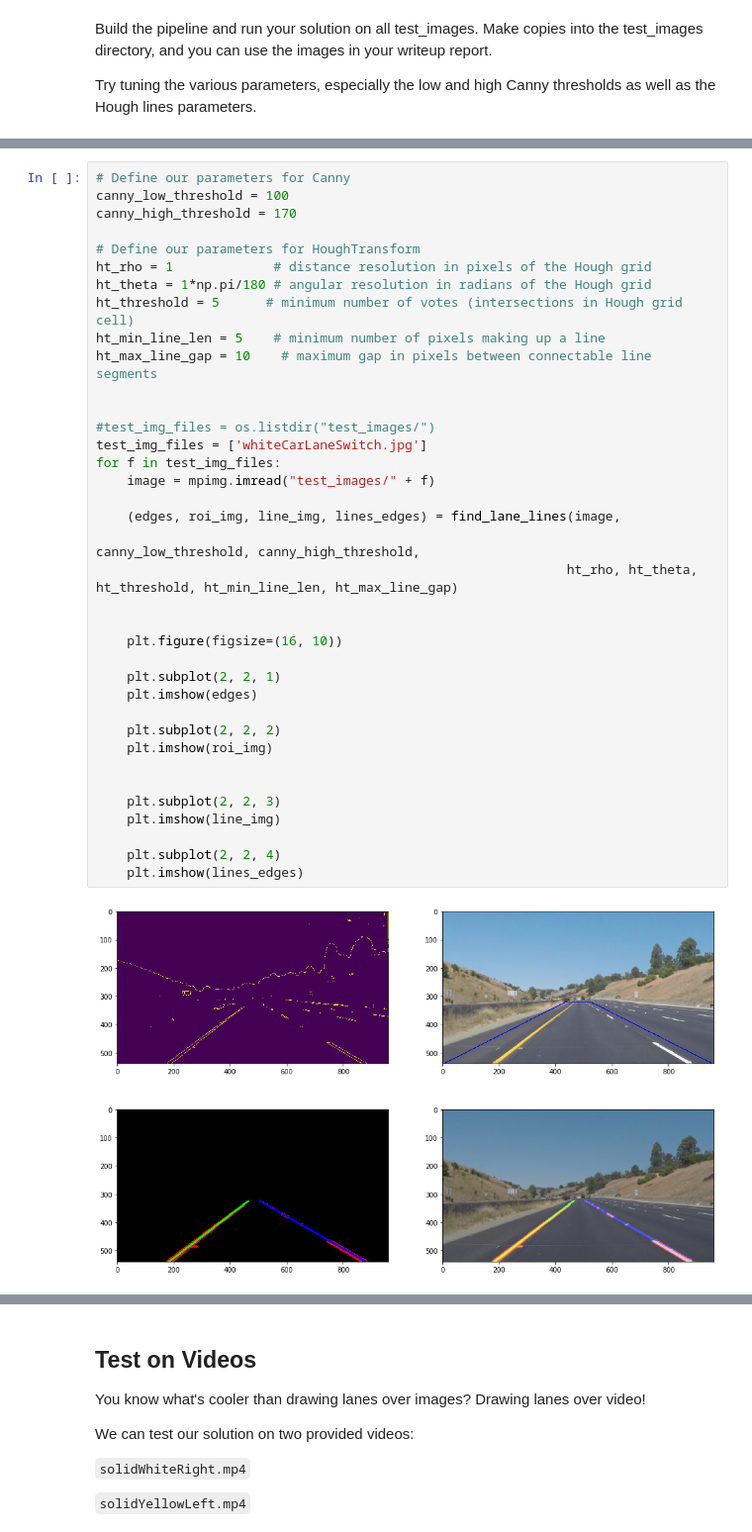
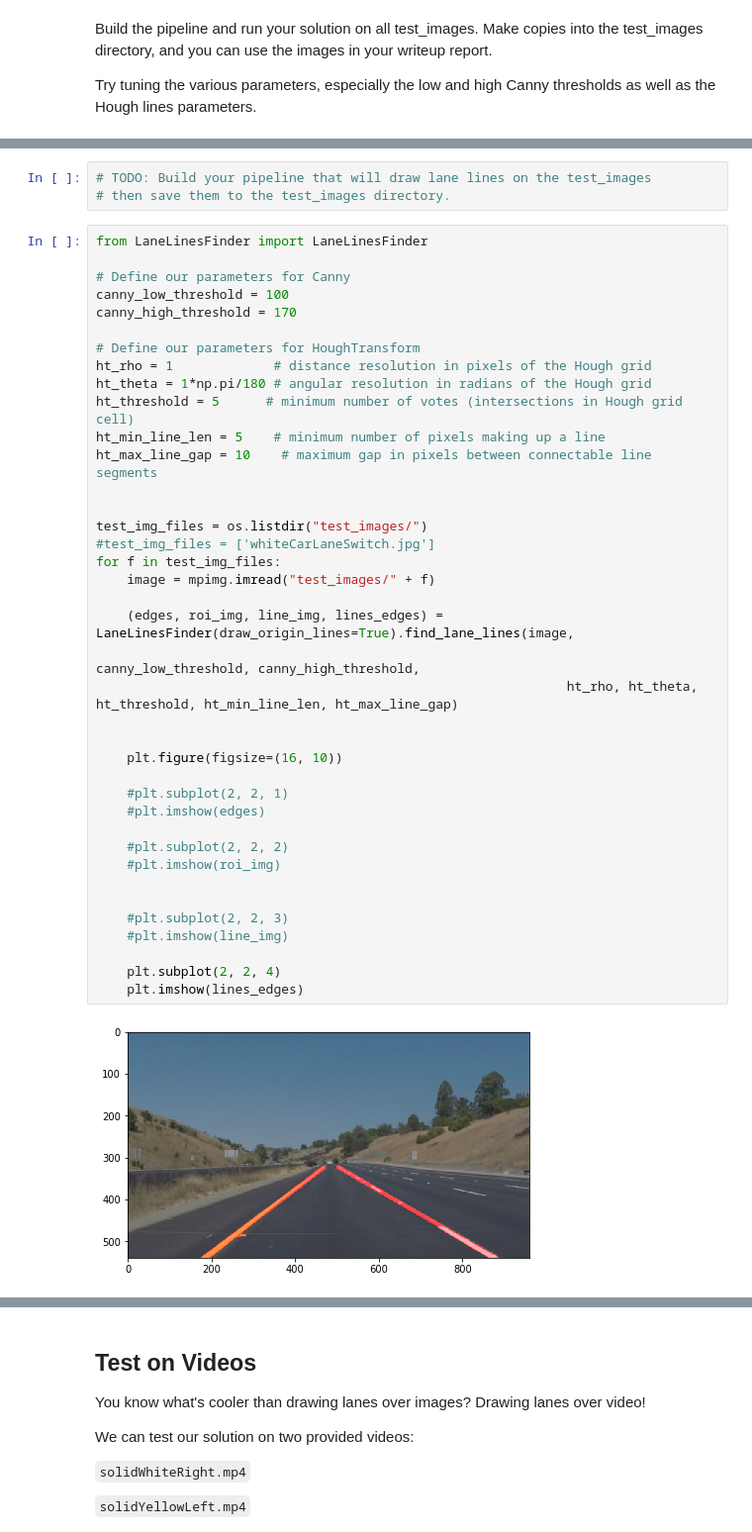
Before and after one commit to amemetov/sdc-term1-prj1-lane-lines, a Jupyter notebook: P1.ipynb, the cells around one changed output, grey strips where cells are left out. Shown at 99% size. Saved outputs shown, nothing was run; the diff lists cells and outputs as text.

```diff
--- a/P1.ipynb
+++ b/P1.ipynb
@@ -265,39 +214,44 @@ def find_lane_lines(origin_img,
+# %%
+# TODO: Build your pipeline that will draw lane lines on the test_images
+# then save them to the test_images directory.
 # %%
+from LaneLinesFinder import LaneLinesFinder
+
 # Define our parameters for Canny
 canny_low_threshold = 100
 canny_high_threshold = 170
 
 # Define our parameters for HoughTransform
 ht_rho = 1             # distance resolution in pixels of the Hough grid
 ht_theta = 1*np.pi/180 # angular resolution in radians of the Hough grid
 ht_threshold = 5      # minimum number of votes (intersections in Hough grid cell)
 ht_min_line_len = 5    # minimum number of pixels making up a line
 ht_max_line_gap = 10    # maximum gap in pixels between connectable line segments
 
 
-#test_img_files = os.listdir("test_images/")
-test_img_files = ['whiteCarLaneSwitch.jpg']
+test_img_files = os.listdir("test_images/")
+#test_img_files = ['whiteCarLaneSwitch.jpg']
 for f in test_img_files:
     image = mpimg.imread("test_images/" + f)
 
-    (edges, roi_img, line_img, lines_edges) = find_lane_lines(image,
+    (edges, roi_img, line_img, lines_edges) = LaneLinesFinder(draw_origin_lines=True).find_lane_lines(image,
                                                               canny_low_threshold, canny_high_threshold,
                                                              ht_rho, ht_theta, ht_threshold, ht_min_line_len, ht_max_line_gap)
 
 
     plt.figure(figsize=(16, 10))
 
-    plt.subplot(2, 2, 1)
-    plt.imshow(edges)
+    #plt.subplot(2, 2, 1)
+    #plt.imshow(edges)
 
-    plt.subplot(2, 2, 2)
-    plt.imshow(roi_img)
+    #plt.subplot(2, 2, 2)
+    #plt.imshow(roi_img)
 
 
-    plt.subplot(2, 2, 3)
-    plt.imshow(line_img)
+    #plt.subplot(2, 2, 3)
+    #plt.imshow(line_img)
 
     plt.subplot(2, 2, 4)
     plt.imshow(lines_edges)
 # %% [output]
-[figure, old version]
+[figure, new version]
```
Also changed, not shown: parts of 8 cells of this notebook, 2 other files.
